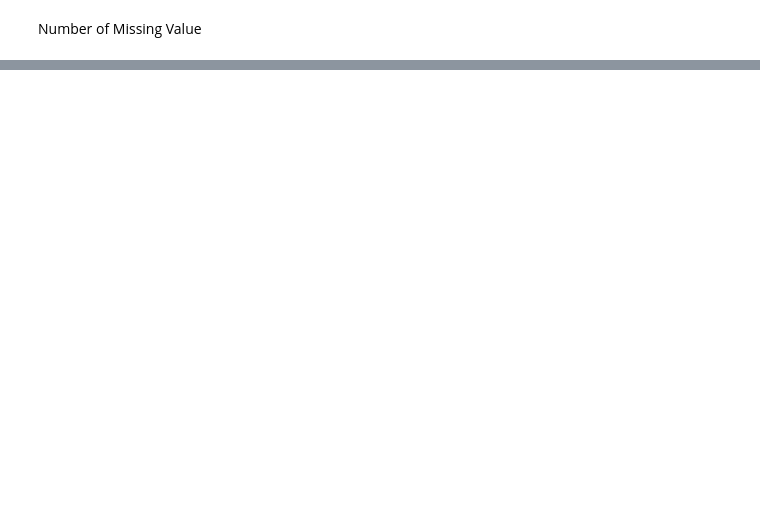
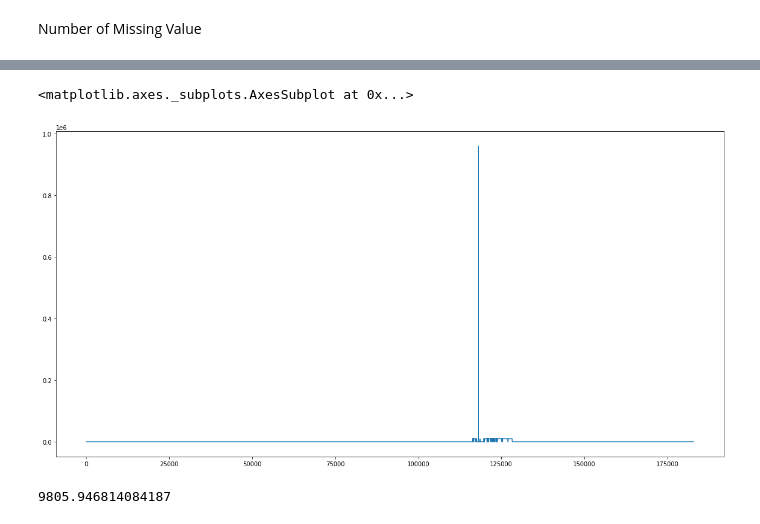
Before and after one commit to red-hat-bangkit/predict-ml, a Jupyter notebook: Predict.ipynb, the cells around one changed output, grey strips where cells are left out. Drawn from its saved outputs; the diff is of its cells as text; code cells hidden in the pictures; blank space fills up the shorter version.

```diff
--- a/Predict.ipynb
+++ b/Predict.ipynb
@@ -150,7 +150,3 @@ df_tmrain_tmwater.describe()
 | unique | 1221 | 24 | 19 | 297 | 9 | 20 |
 | top | 11-Sep-20 | 12:00 | Bendungan Gintung | 0.00 mm | Cerah | 9,690 cm |
 | freq | 384 | 7776 | 19218 | 173749 | 173669 | 2558 |
-# %%
-# Asumsi Labeling
-df_tmrain_tmwater['Banjir'] = df_tmrain_tmwater.apply(lambda row: 1 if row['RainfallStatus'] != None and row['RainfallStatus'].lower() == "lebat" else 0, axis=1)
-df_tmrain_tmwater
@@ -296,0 +172,8 @@ y=df_tmrain_tmwater['Banjir']
+# %%
+# Clean Column RainfallStatus
+df_tmrain_tmwater.loc[df_tmrain_tmwater['RainfallStatus']=='Cerah\\', 'RainfallStatus'] = "Cerah"
+df_tmrain_tmwater.loc[df_tmrain_tmwater['RainfallStatus']=='Light', 'RainfallStatus'] = "Ringan"
+df_tmrain_tmwater.loc[df_tmrain_tmwater['RainfallStatus']=='Is', 'RainfallStatus'] = "Sedang"
+df_tmrain_tmwater.loc[df_tmrain_tmwater['RainfallStatus']=='Bright', 'RainfallStatus'] = "Cerah"
+df_tmrain_tmwater = df_tmrain_tmwater[df_tmrain_tmwater['RainfallStatus'].notna()]
+df_tmrain_tmwater['RainfallStatus'].unique()
@@ -296,0 +206,30 @@ y=df_tmrain_tmwater['Banjir']
+# %%
+# Convert metrics to float
+
+from re import compile as re_compile, sub as re_sub
+
+re_rainfall_metric = re_compile(r'[^\d.]')
+re_waterlevel_metric = re_compile(r'[^\d,]')
+
+def rainfall_metric_to_float(metric):
+  try:
+    return float(re_rainfall_metric.sub('', metric))
+  except Exception as err:
+    return -1.0
+def waterlevel_metric_to_float(metric):
+  try:
+    return float(re_sub(r',', '', re_waterlevel_metric.sub('', metric)))
+  except Exception as err:
+    return -1.0
+ds_tmrain_tmwater_rainfall = df_tmrain_tmwater.apply(lambda row: rainfall_metric_to_float(str(row["Rainfall"])), axis=1)
+ds_tmrain_tmwater_waterlevel = df_tmrain_tmwater.apply(lambda row: waterlevel_metric_to_float(str(row["WaterLevel"])), axis=1)
+# %%
+ds_tmrain_tmwater_waterlevel.plot()
+# %% [output]
+<matplotlib.axes._subplots.AxesSubplot at 0x...>
+[figure, added]
+# %%
+water_level_value_replacement = ds_tmrain_tmwater_waterlevel[ds_tmrain_tmwater_waterlevel != -1].std()
+water_level_value_replacement
+# %% [output]
+9805.946814084187
```
Also changed, not shown: parts of 55 cells of this notebook.
